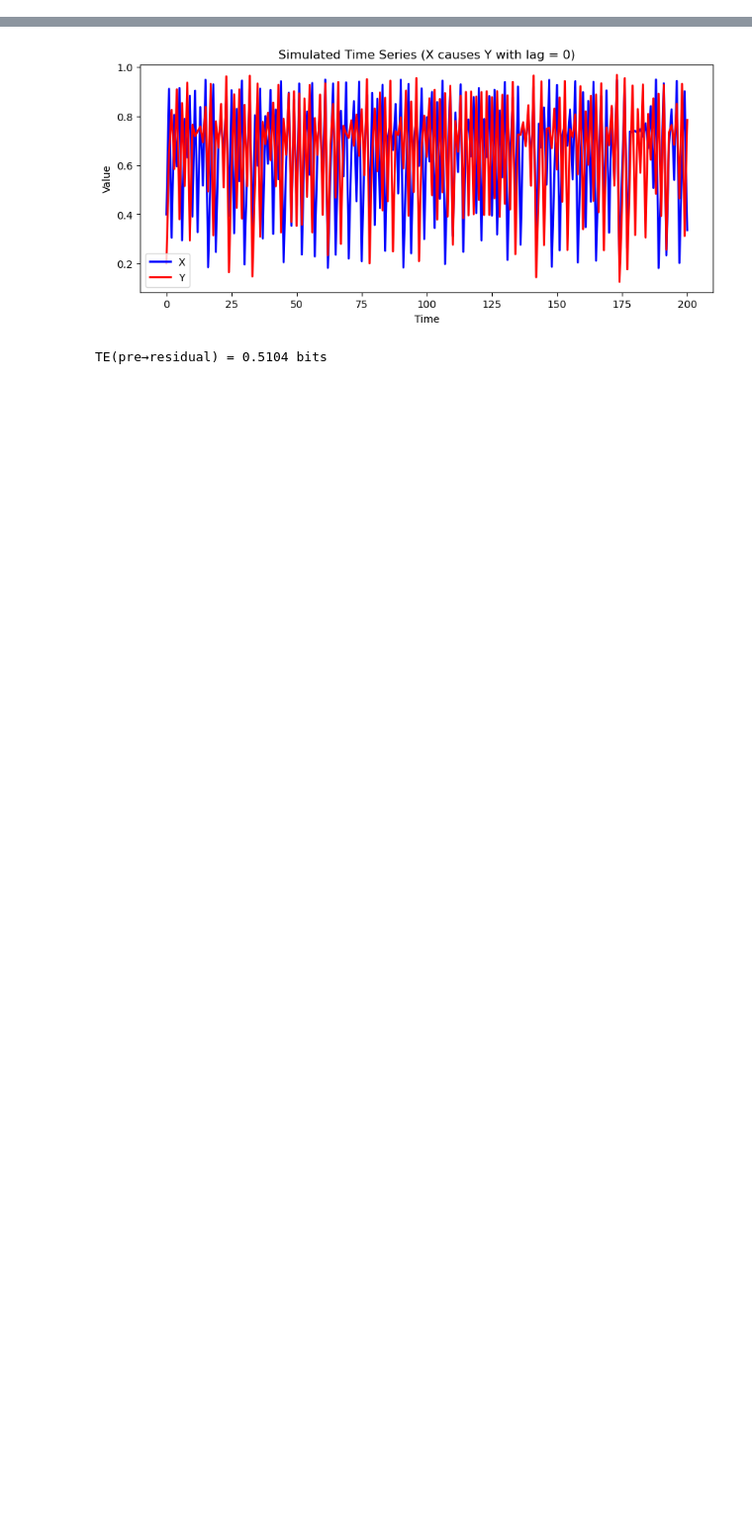
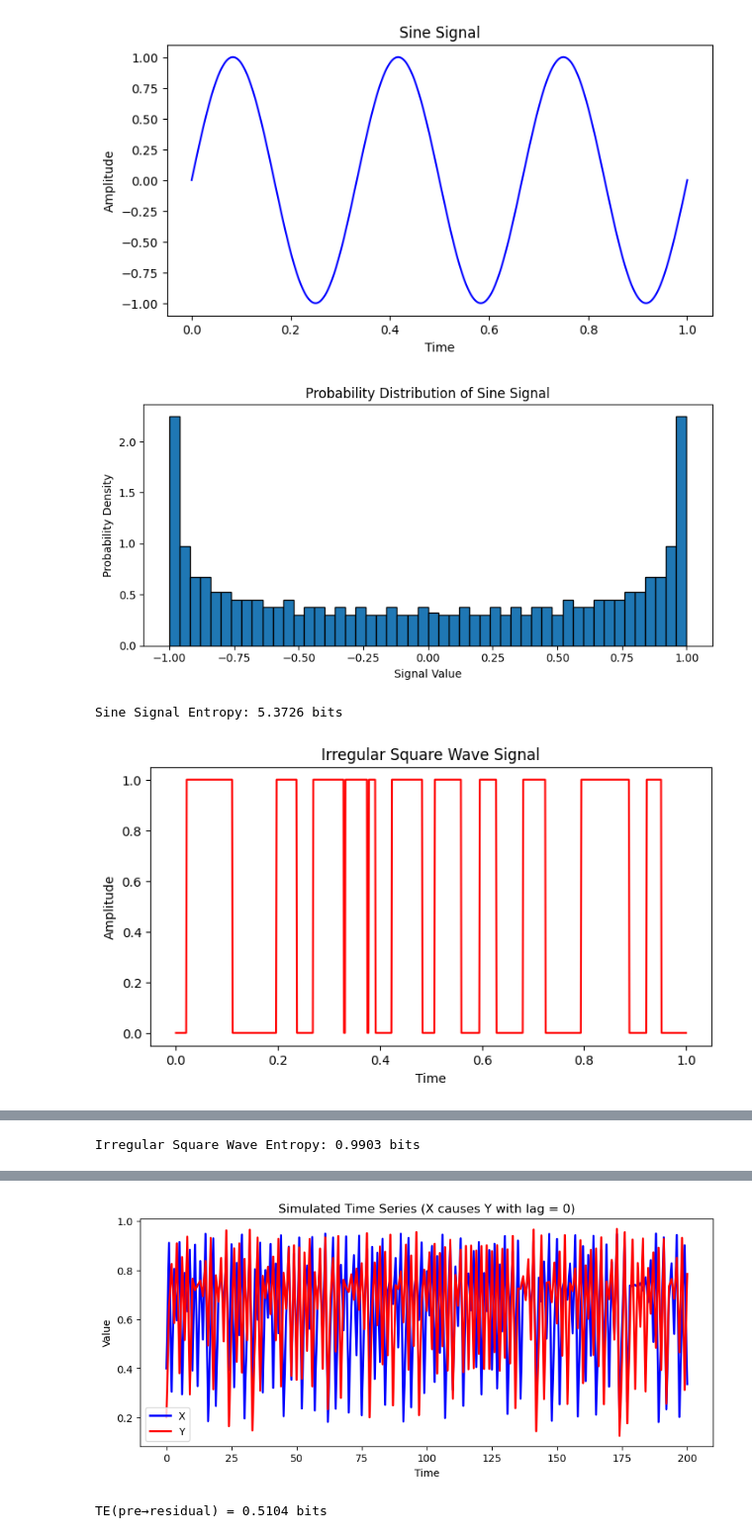
Before and after one commit to Peisong-Zheng/bipolar_seesaw_CCM, a Jupyter notebook: syn_test.ipynb, the cells around one changed output, grey strips where cells are left out. Shown at 99% size. Drawn from its saved outputs; the diff is of its cells as text; code cells hidden in the pictures; blank space fills up the shorter version.

```diff
--- a/syn_test.ipynb
+++ b/syn_test.ipynb
@@ -0,0 +1,72 @@
+# %%
+import numpy as np
+import matplotlib.pyplot as plt
+
+# Helper function to compute entropy (in bits) from a signal
+def compute_entropy(signal, bins=50):
+    hist, edges = np.histogram(signal, bins=bins, density=False)
+    p = hist / np.sum(hist)  # probability for each bin
+    p = p[p > 0]              # remove zero entries
+    return -np.sum(p * np.log2(p))
+
+# 1. Generate a sine signal of length 1000
+n = 1000
+t = np.linspace(0, 1, n)
+sine_signal = np.sin(6 * np.pi * t)  # one full cycle
+
+# Plot the sine signal
+plt.figure(figsize=(8, 4))
+plt.plot(t, sine_signal, label='Sine Signal', color='blue')
+plt.title('Sine Signal')
+plt.xlabel('Time')
+plt.ylabel('Amplitude')
+
+
+# 2. Plot its probability distribution
+plt.figure(figsize=(8, 4))
+plt.hist(sine_signal, bins=50, density=True, edgecolor='black')
+plt.title('Probability Distribution of Sine Signal')
+plt.xlabel('Signal Value')
+plt.ylabel('Probability Density')
+plt.tight_layout()
+plt.show()
+
+# 3. Calculate the information entropy
+entropy_sine = compute_entropy(sine_signal, bins=50)
+print(f"Sine Signal Entropy: {entropy_sine:.4f} bits")
+
+# 4. Irregular square wave signal
+#    Random durations between 1 and 100 samples for high/low phases
+signal_sq = []
+state = 0  # start at low (0)
+while len(signal_sq) < n:
+    dur = np.random.randint(1, 101)
+    signal_sq.extend([state] * dur)
+    state = 1 - state  # toggle state
+signal_sq = np.array(signal_sq[:n])
+
+# Plot the irregular square wave signal
+plt.figure(figsize=(8, 4))
+plt.plot(t, signal_sq, label='Irregular Square Wave', color='red')
+plt.title('Irregular Square Wave Signal')
+plt.xlabel('Time')
+plt.ylabel('Amplitude')
+
+# Plot its probability distribution
+plt.figure(figsize=(8, 4))
+plt.hist(signal_sq, bins=[-0.5, 0.5, 1.5], density=True, edgecolor='black')
+plt.xticks([0, 1])
+plt.title('Probability Distribution of Irregular Square Wave')
+plt.xlabel('Signal Value')
+plt.ylabel('Probability')
+plt.tight_layout()
+plt.show()
+
+# Calculate the information entropy
+entropy_sq = compute_entropy(signal_sq, bins=2)
+print(f"Irregular Square Wave Entropy: {entropy_sq:.4f} bits")
+# %% [output]
+[figure, added]
+[figure, added]
+Sine Signal Entropy: 5.3726 bits
+[figure, added]
@@ -0,0 +74 @@
+Irregular Square Wave Entropy: 0.9903 bits
```
Also changed, not shown: parts of 4 cells of this notebook.
